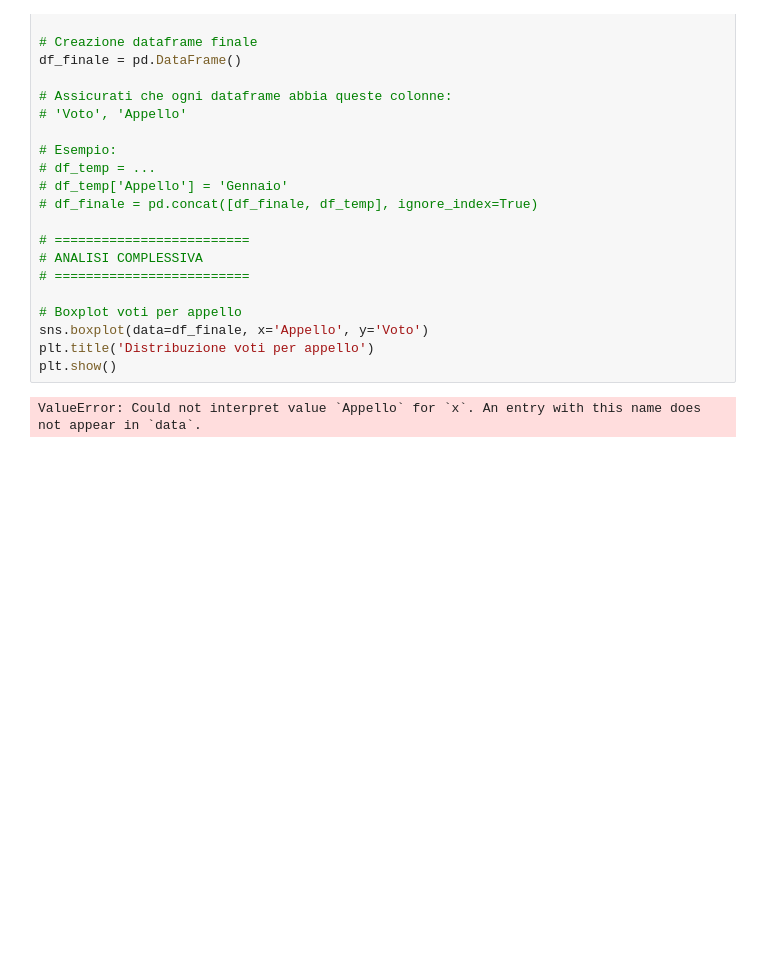
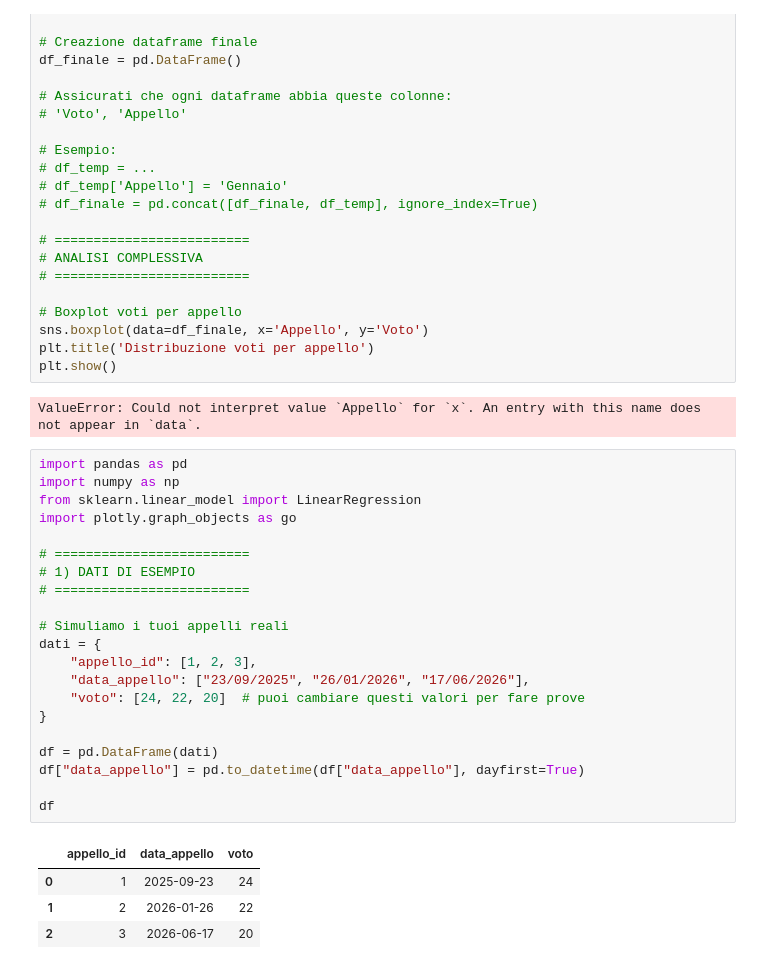
Before and after one commit to Aliceblandino/tirocinio, a Jupyter notebook: grafic_ordinato.ipynb, the cells around one changed output. Cells and saved outputs as stored; diff of their text form; blank space fills up the shorter version.

```diff
--- a/grafic_ordinato.ipynb
+++ b/grafic_ordinato.ipynb
@@ -48,3 +48,29 @@ plt.title('Distribuzione voti per appello')
 plt.show()
 # %% [output]
 ValueError: Could not interpret value `Appello` for `x`. An entry with this name does not appear in `data`.
+# %%
+import pandas as pd
+import numpy as np
+from sklearn.linear_model import LinearRegression
+import plotly.graph_objects as go
+
+# =========================
+# 1) DATI DI ESEMPIO
+# =========================
+
+# Simuliamo i tuoi appelli reali
+dati = {
+    "appello_id": [1, 2, 3],
+    "data_appello": ["23/09/2025", "26/01/2026", "17/06/2026"],
+    "voto": [24, 22, 20]  # puoi cambiare questi valori per fare prove
+}
+
+df = pd.DataFrame(dati)
+df["data_appello"] = pd.to_datetime(df["data_appello"], dayfirst=True)
+
+df
+# %% [output]
+|  | appello_id | data_appello | voto |
+| 0 | 1 | 2025-09-23 | 24 |
+| 1 | 2 | 2026-01-26 | 22 |
+| 2 | 3 | 2026-06-17 | 20 |
```
Also changed, not shown: parts of 3 cells of this notebook, 9 other files.
